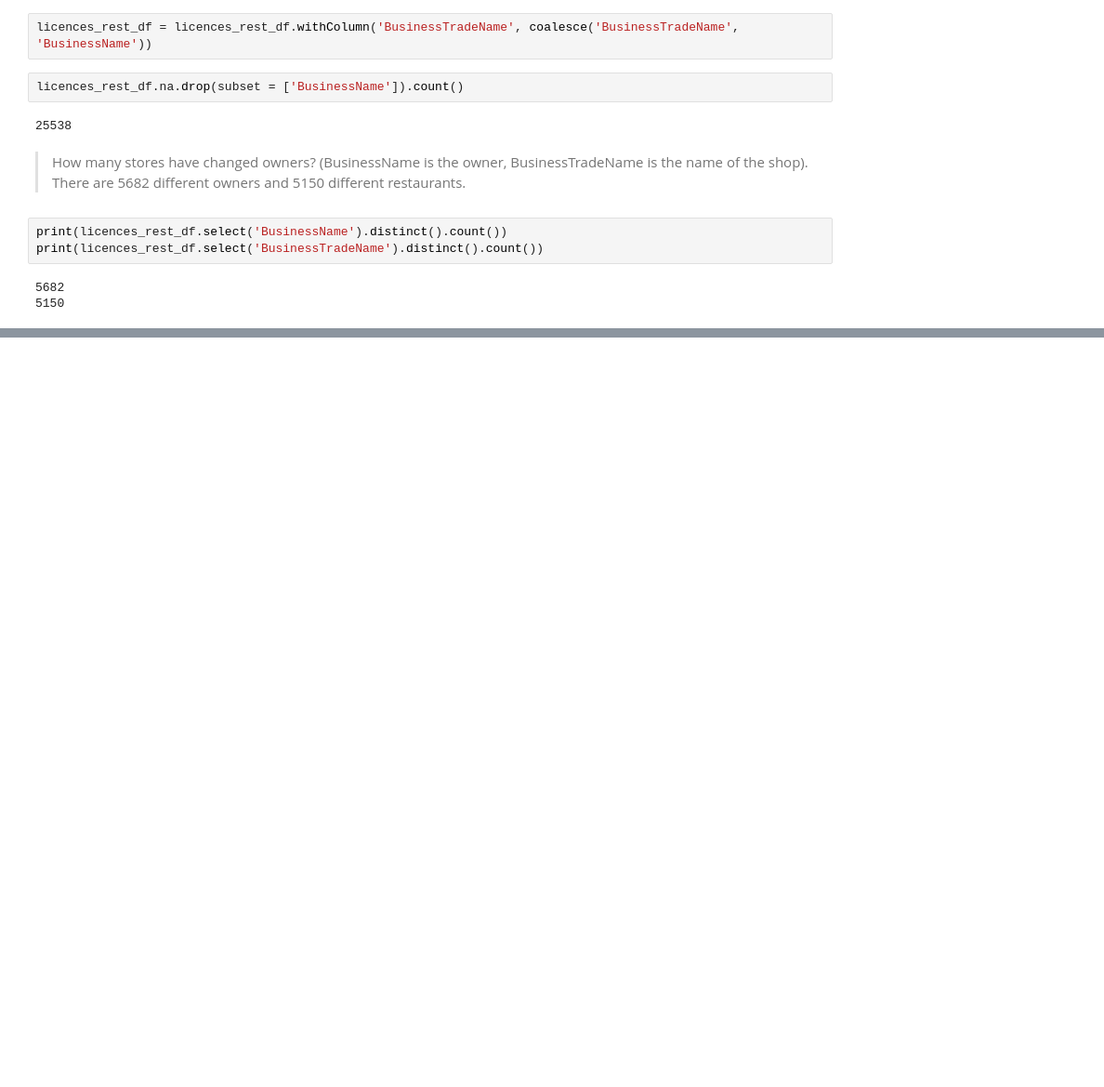
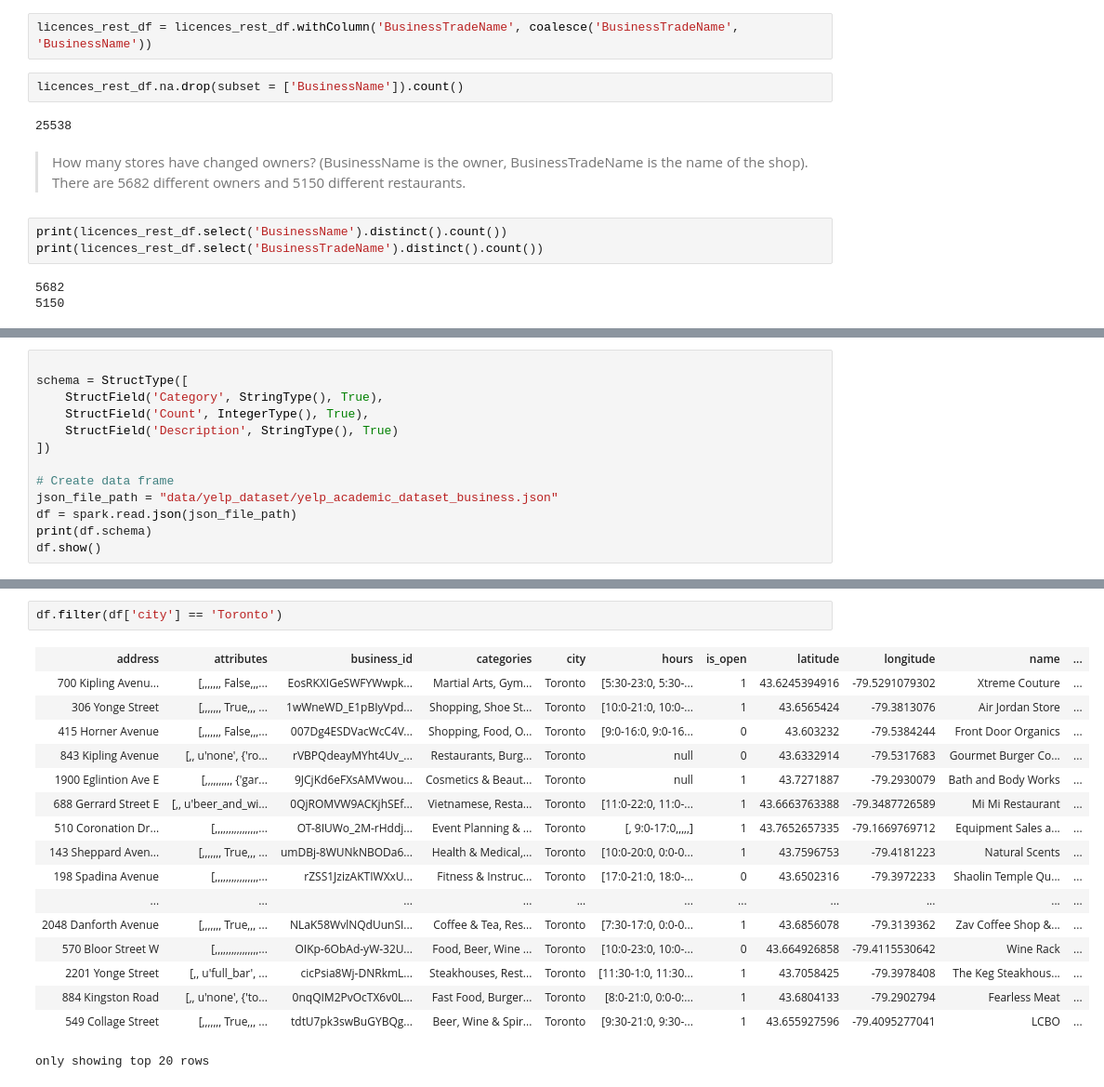
Before and after one commit to bradentam/vancouver_restaurants_project, a Jupyter notebook: eda.ipynb, the cells around one changed output, grey strips where cells are left out. Shown: that part at 93% size. Drawn from its saved outputs; the diff is of its cells as text; blank space fills up the shorter version.

```diff
--- a/eda.ipynb
+++ b/eda.ipynb
@@ -159,0 +240,13 @@ print(licences_rest_df.select('BusinessTradeName').distinct().count())
+# %%
+
+schema = StructType([
+    StructField('Category', StringType(), True),
+    StructField('Count', IntegerType(), True),
+    StructField('Description', StringType(), True)
+])
+
+# Create data frame
+json_file_path = "data/yelp_dataset/yelp_academic_dataset_business.json"
+df = spark.read.json(json_file_path)
+print(df.schema)
+df.show()
@@ -159,0 +271,20 @@ print(licences_rest_df.select('BusinessTradeName').distinct().count())
+# %%
+df.filter(df['city'] == 'Toronto')
+# %% [output]
+| address | attributes | business_id | categories | city | hours | is_open | latitude | longitude | name | ... |
+| 700 Kipling Avenu... | [,,,,,,, False,,,... | EosRKXIGeSWFYWwpk... | Martial Arts, Gym... | Toronto | [5:30-23:0, 5:30-... | 1 | 43.6245394916 | -79.5291079302 | Xtreme Couture | ... |
+| 306 Yonge Street | [,,,,,,, True,,, ... | 1wWneWD_E1pBIyVpd... | Shopping, Shoe St... | Toronto | [10:0-21:0, 10:0-... | 1 | 43.6565424 | -79.3813076 | Air Jordan Store | ... |
+| 415 Horner Avenue | [,,,,,,, False,,,... | 007Dg4ESDVacWcC4V... | Shopping, Food, O... | Toronto | [9:0-16:0, 9:0-16... | 0 | 43.603232 | -79.5384244 | Front Door Organics | ... |
+| 843 Kipling Avenue | [,, u'none', {'ro... | rVBPQdeayMYht4Uv_... | Restaurants, Burg... | Toronto | null | 0 | 43.6332914 | -79.5317683 | Gourmet Burger Co... | ... |
+| 1900 Eglintion Ave E | [,,,,,,,,,, {'gar... | 9JCjKd6eFXsAMVwou... | Cosmetics & Beaut... | Toronto | null | 1 | 43.7271887 | -79.2930079 | Bath and Body Works | ... |
+| 688 Gerrard Street E | [,, u'beer_and_wi... | 0QjROMVW9ACKjhSEf... | Vietnamese, Resta... | Toronto | [11:0-22:0, 11:0-... | 1 | 43.6663763388 | -79.3487726589 | Mi Mi Restaurant | ... |
+| 510 Coronation Dr... | [,,,,,,,,,,,,,,,,... | OT-8IUWo_2M-rHddj... | Event Planning & ... | Toronto | [, 9:0-17:0,,,,,] | 1 | 43.7652657335 | -79.1669769712 | Equipment Sales a... | ... |
+| 143 Sheppard Aven... | [,,,,,,, True,,, ... | umDBj-8WUNkNBODa6... | Health & Medical,... | Toronto | [10:0-20:0, 0:0-0... | 1 | 43.7596753 | -79.4181223 | Natural Scents | ... |
+| 198 Spadina Avenue | [,,,,,,,,,,,,,,,,... | rZSS1JzizAKTIWXxU... | Fitness & Instruc... | Toronto | [17:0-21:0, 18:0-... | 0 | 43.6502316 | -79.3972233 | Shaolin Temple Qu... | ... |
+| ... | ... | ... | ... | ... | ... | ... | ... | ... | ... | ... |
+| 2048 Danforth Avenue | [,,,,,,, True,,, ... | NLaK58WvlNQdUunSI... | Coffee & Tea, Res... | Toronto | [7:30-17:0, 0:0-0... | 1 | 43.6856078 | -79.3139362 | Zav Coffee Shop &... | ... |
+| 570 Bloor Street W | [,,,,,,,,,,,,,,,,... | OIKp-6ObAd-yW-32U... | Food, Beer, Wine ... | Toronto | [10:0-23:0, 10:0-... | 0 | 43.664926858 | -79.4115530642 | Wine Rack | ... |
+| 2201 Yonge Street | [,, u'full_bar', ... | cicPsia8Wj-DNRkmL... | Steakhouses, Rest... | Toronto | [11:30-1:0, 11:30... | 1 | 43.7058425 | -79.3978408 | The Keg Steakhous... | ... |
+| 884 Kingston Road | [,, u'none', {'to... | 0nqQIM2PvOcTX6v0L... | Fast Food, Burger... | Toronto | [8:0-21:0, 0:0-0:... | 1 | 43.6804133 | -79.2902794 | Fearless Meat | ... |
+| 549 Collage Street | [,,,,,,, True,,, ... | tdtU7pk3swBuGYBQg... | Beer, Wine & Spir... | Toronto | [9:30-21:0, 9:30-... | 1 | 43.655927596 | -79.4095277041 | LCBO | ... |
+only showing top 20 rows
```
Also changed, not shown: parts of 13 cells of this notebook.
